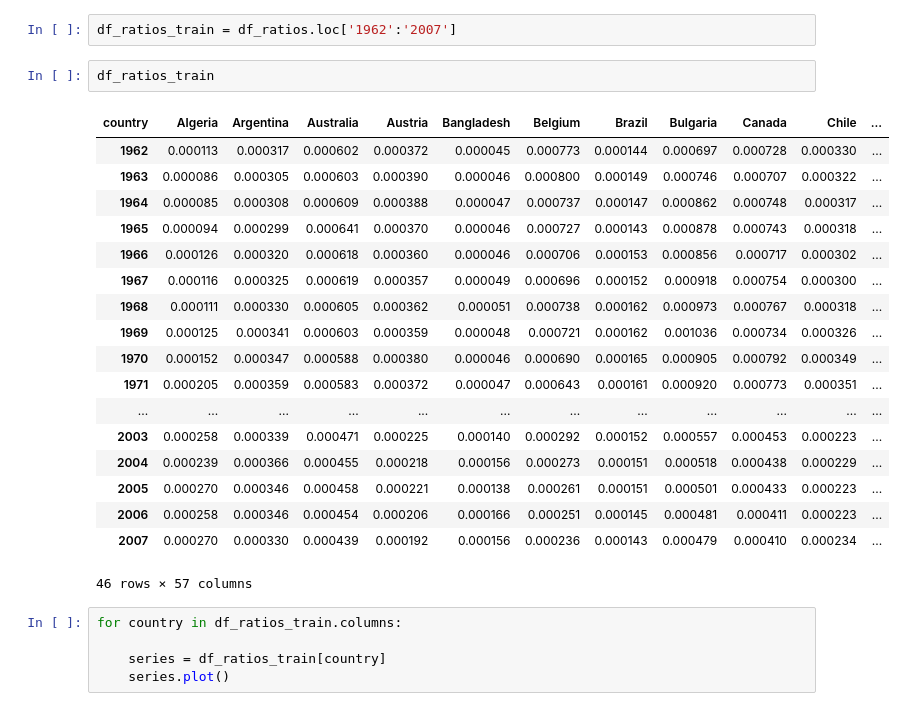
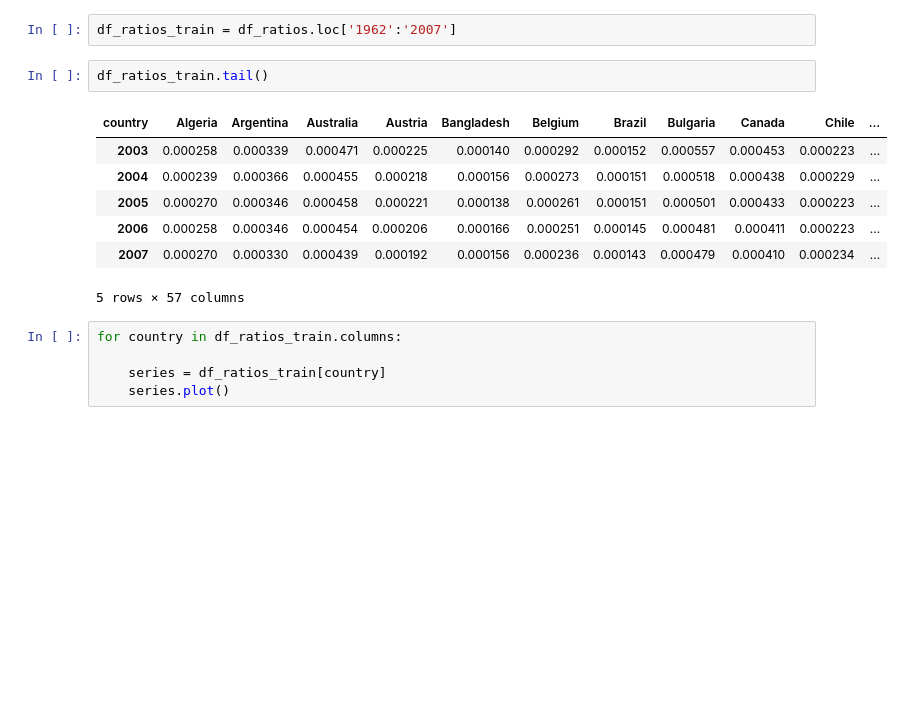
Before and after one commit to robinleoknauth/time_series_project, a Jupyter notebook: carbon_emissions_EDA.ipynb, the cells around one changed output. Drawn from its saved outputs; the diff is of its cells as text; blank space fills up the shorter version.

```diff
--- a/carbon_emissions_EDA.ipynb
+++ b/carbon_emissions_EDA.ipynb
@@ -296,26 +266,15 @@ df_ratios
 # %%
 df_ratios_train = df_ratios.loc['1962':'2007']
 # %%
-df_ratios_train
+df_ratios_train.tail()
 # %% [output]
 | country | Algeria | Argentina | Australia | Austria | Bangladesh | Belgium | Brazil | Bulgaria | Canada | Chile | ... |
-| 1962 | 0.000113 | 0.000317 | 0.000602 | 0.000372 | 0.000045 | 0.000773 | 0.000144 | 0.000697 | 0.000728 | 0.000330 | ... |
-| 1963 | 0.000086 | 0.000305 | 0.000603 | 0.000390 | 0.000046 | 0.000800 | 0.000149 | 0.000746 | 0.000707 | 0.000322 | ... |
-| 1964 | 0.000085 | 0.000308 | 0.000609 | 0.000388 | 0.000047 | 0.000737 | 0.000147 | 0.000862 | 0.000748 | 0.000317 | ... |
-| 1965 | 0.000094 | 0.000299 | 0.000641 | 0.000370 | 0.000046 | 0.000727 | 0.000143 | 0.000878 | 0.000743 | 0.000318 | ... |
-| 1966 | 0.000126 | 0.000320 | 0.000618 | 0.000360 | 0.000046 | 0.000706 | 0.000153 | 0.000856 | 0.000717 | 0.000302 | ... |
-| 1967 | 0.000116 | 0.000325 | 0.000619 | 0.000357 | 0.000049 | 0.000696 | 0.000152 | 0.000918 | 0.000754 | 0.000300 | ... |
-| 1968 | 0.000111 | 0.000330 | 0.000605 | 0.000362 | 0.000051 | 0.000738 | 0.000162 | 0.000973 | 0.000767 | 0.000318 | ... |
-| 1969 | 0.000125 | 0.000341 | 0.000603 | 0.000359 | 0.000048 | 0.000721 | 0.000162 | 0.001036 | 0.000734 | 0.000326 | ... |
-| 1970 | 0.000152 | 0.000347 | 0.000588 | 0.000380 | 0.000046 | 0.000690 | 0.000165 | 0.000905 | 0.000792 | 0.000349 | ... |
-| 1971 | 0.000205 | 0.000359 | 0.000583 | 0.000372 | 0.000047 | 0.000643 | 0.000161 | 0.000920 | 0.000773 | 0.000351 | ... |
-| ... | ... | ... | ... | ... | ... | ... | ... | ... | ... | ... | ... |
 | 2003 | 0.000258 | 0.000339 | 0.000471 | 0.000225 | 0.000140 | 0.000292 | 0.000152 | 0.000557 | 0.000453 | 0.000223 | ... |
 | 2004 | 0.000239 | 0.000366 | 0.000455 | 0.000218 | 0.000156 | 0.000273 | 0.000151 | 0.000518 | 0.000438 | 0.000229 | ... |
 | 2005 | 0.000270 | 0.000346 | 0.000458 | 0.000221 | 0.000138 | 0.000261 | 0.000151 | 0.000501 | 0.000433 | 0.000223 | ... |
 | 2006 | 0.000258 | 0.000346 | 0.000454 | 0.000206 | 0.000166 | 0.000251 | 0.000145 | 0.000481 | 0.000411 | 0.000223 | ... |
 | 2007 | 0.000270 | 0.000330 | 0.000439 | 0.000192 | 0.000156 | 0.000236 | 0.000143 | 0.000479 | 0.000410 | 0.000234 | ... |
-46 rows × 57 columns
+5 rows × 57 columns
 # %%
 for country in df_ratios_train.columns:
 
```
Also changed, not shown: parts of 14 cells of this notebook.
